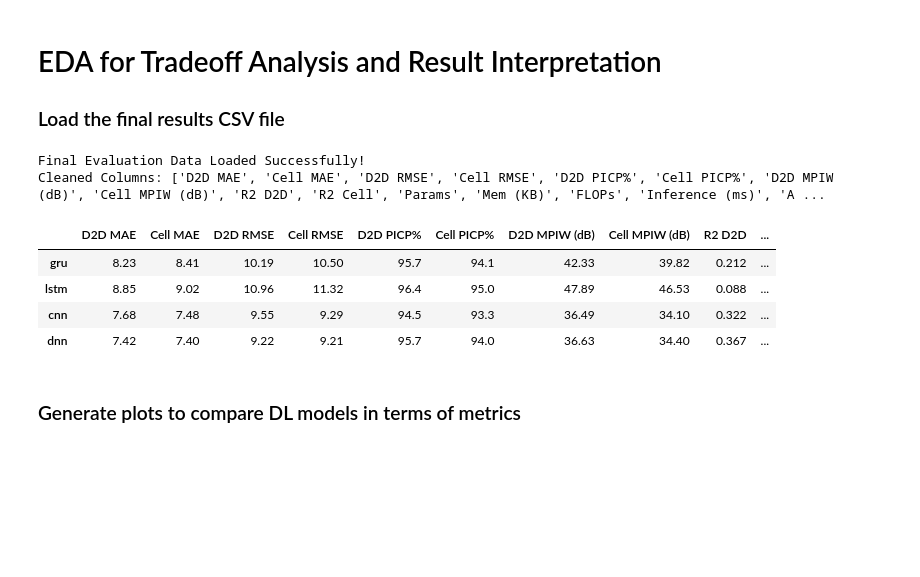
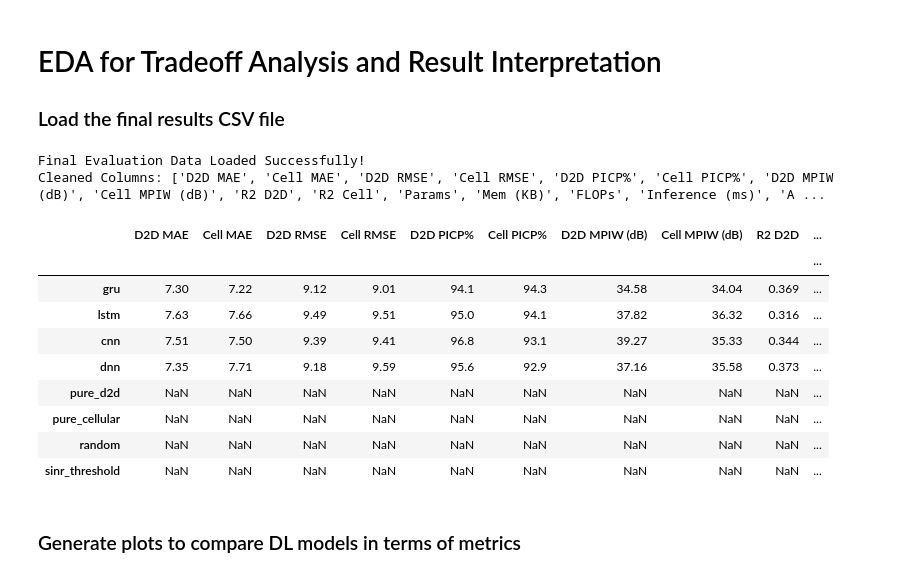
Before and after one commit to WarlockZul/FYP-Deep-Learning-D2D-Mode-Selection, a Jupyter notebook: notebooks/tradeoff_analysis.ipynb, the cells around one changed output. Cells and saved outputs as stored; diff of their text form; code cells hidden in the pictures; blank space fills up the shorter version.

```diff
--- a/notebooks/tradeoff_analysis.ipynb
+++ b/notebooks/tradeoff_analysis.ipynb
@@ -4,38 +4,43 @@
 # %%
 import pandas as pd
 import matplotlib.pyplot as plt
 import seaborn as sns
 import numpy as np
 import os
 from math import pi
 
 # Set professional aesthetics
 sns.set_theme(style="whitegrid", context="paper", font_scale=1.2)
 colors = {'gru': '#1f77b4', 'lstm': '#2ca02c', 'cnn': '#d62728', 'dnn': '#9467bd'}
 
 # Load the evaluation metrics (final results)
-file_path = '../results/preprocessed_proposal/baseline_proposal/final_evaluation_metrics.csv'
+file_path = '../results/preprocessed_proposal/ablation_win16_kdeTrue_AR_seed21/final_evaluation_metrics.csv'
 df = pd.read_csv(file_path, index_col=0)
 
 # Strip any accidental hidden spaces from the column names and index (row names)
 df.columns = df.columns.str.strip()
 df.index = df.index.str.strip()
 
 # Ensure all data is numeric
 for col in df.columns:
     df[col] = pd.to_numeric(df[col], errors='coerce')
 
 print("Final Evaluation Data Loaded Successfully!")
 print("Cleaned Columns:", df.columns.tolist())
 display(df)
 # %% [output]
 Final Evaluation Data Loaded Successfully!
 Cleaned Columns: ['D2D MAE', 'Cell MAE', 'D2D RMSE', 'Cell RMSE', 'D2D PICP%', 'Cell PICP%', 'D2D MPIW (dB)', 'Cell MPIW (dB)', 'R2 D2D', 'R2 Cell', 'Params', 'Mem (KB)', 'FLOPs', 'Inference (ms)', 'A ...
 |  | D2D MAE | Cell MAE | D2D RMSE | Cell RMSE | D2D PICP% | Cell PICP% | D2D MPIW (dB) | Cell MPIW (dB) | R2 D2D | ... |
-| gru | 8.23 | 8.41 | 10.19 | 10.50 | 95.7 | 94.1 | 42.33 | 39.82 | 0.212 | ... |
-| lstm | 8.85 | 9.02 | 10.96 | 11.32 | 96.4 | 95.0 | 47.89 | 46.53 | 0.088 | ... |
-| cnn | 7.68 | 7.48 | 9.55 | 9.29 | 94.5 | 93.3 | 36.49 | 34.10 | 0.322 | ... |
-| dnn | 7.42 | 7.40 | 9.22 | 9.21 | 95.7 | 94.0 | 36.63 | 34.40 | 0.367 | ... |
+|  |  |  |  |  |  |  |  |  |  | ... |
+| gru | 7.30 | 7.22 | 9.12 | 9.01 | 94.1 | 94.3 | 34.58 | 34.04 | 0.369 | ... |
+| lstm | 7.63 | 7.66 | 9.49 | 9.51 | 95.0 | 94.1 | 37.82 | 36.32 | 0.316 | ... |
+| cnn | 7.51 | 7.50 | 9.39 | 9.41 | 96.8 | 93.1 | 39.27 | 35.33 | 0.344 | ... |
+| dnn | 7.35 | 7.71 | 9.18 | 9.59 | 95.6 | 92.9 | 37.16 | 35.58 | 0.373 | ... |
+| pure_d2d | NaN | NaN | NaN | NaN | NaN | NaN | NaN | NaN | NaN | ... |
+| pure_cellular | NaN | NaN | NaN | NaN | NaN | NaN | NaN | NaN | NaN | ... |
+| random | NaN | NaN | NaN | NaN | NaN | NaN | NaN | NaN | NaN | ... |
+| sinr_threshold | NaN | NaN | NaN | NaN | NaN | NaN | NaN | NaN | NaN | ... |
 # %% [markdown]
 ### Generate plots to compare DL models in terms of metrics
 # %%
```
Also changed, not shown: parts of 4 cells of this notebook, 4 other files.
